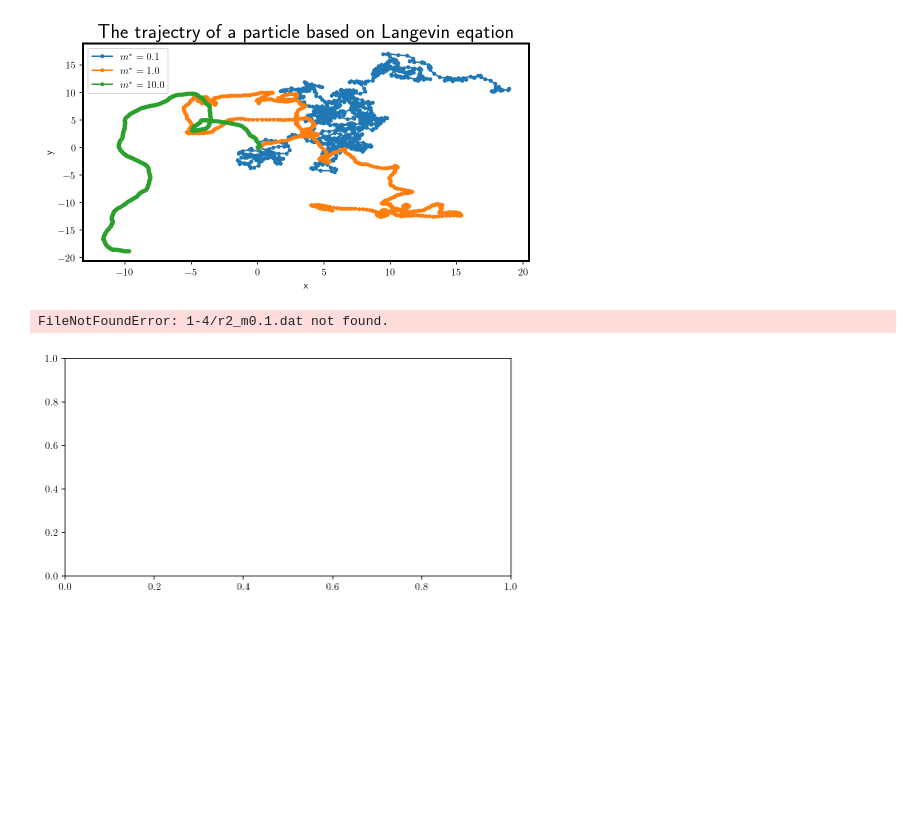
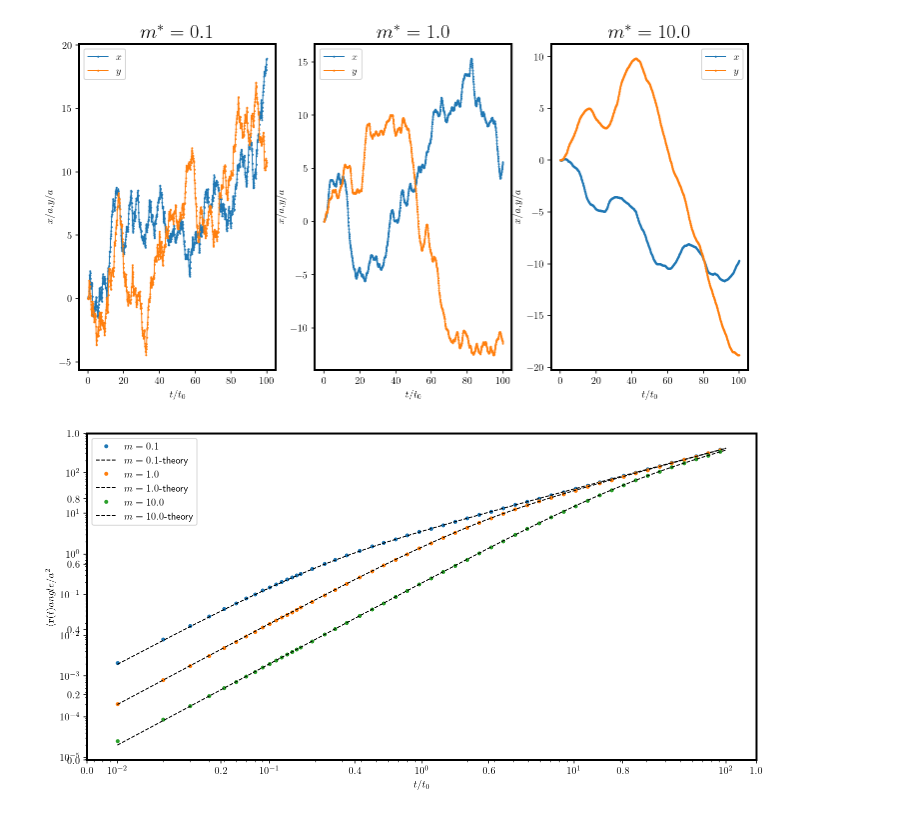
Before and after one commit to vantelindome/2022-simulation-training, a Jupyter notebook: final_report/problem_1/problem1.ipynb, the cells around one changed output. Drawn from its saved outputs; the diff is of its cells as text; code cells hidden in the pictures; blank space fills up the shorter version.

```diff
--- a/final_report/problem_1/problem1.ipynb
+++ b/final_report/problem_1/problem1.ipynb
@@ -7,59 +7,67 @@ import matplotlib.cm as cm  # colormap
 import numpy as np
 import math
 # %%
+# (4)
+
 plt.rcParams["text.usetex"] =True
 
-fig = plt.figure(figsize=(8, 4))
+fig = plt.figure(figsize=(12, 6))
 temp=[0.1,1.0,10]
 
-ax1=fig.add_subplot(111)
 for i in range(0,3):
-    x, y = np.loadtxt('./1-4/m={:.1f}.txt'.format(temp[i]), unpack=True, usecols=[1,2])
-    plt.plot(x, y, marker='.', label=r"$m^*={:.1f}$".format(temp[i]))
+    ax=fig.add_subplot(1,3,i+1)
+    t, x = np.loadtxt('./1-4/m={:.1f}.txt'.format(temp[i]), unpack=True, usecols=[0,1])
+    plt.plot(t, x, marker='.', markersize=2, linewidth=1, label="$x$")
 
+    t, y = np.loadtxt('./1-4/m={:.1f}.txt'.format(temp[i]), unpack=True, usecols=[0,2])
+    plt.plot(t, y, marker='.', markersize=2, linewidth=1, label="$y$")
+    plt.title("$m^*={:.1f}$".format(temp[i]), fontsize=20)
+    plt.xlabel('$t/t_0$')
+    plt.ylabel('$x/a$,$y/a$')
+    ax.spines['top'].set_linewidth(2)
+    ax.spines['bottom'].set_linewidth(2)
+    ax.spines['left'].set_linewidth(2)
+    ax.spines['right'].set_linewidth(2)
+    plt.legend()
 
-plt.title("The trajectry of a particle based on Langevin eqation", fontsize=20)
-plt.xlabel('x')
-plt.ylabel('y')
-ax1.spines['top'].set_linewidth(2)
-ax1.spines['bottom'].set_linewidth(2)
-ax1.spines['left'].set_linewidth(2)
-ax1.spines['right'].set_linewidth(2)
-
-plt.legend()
 plt.savefig('./1-4/problem1-4.png')
 plt.savefig('./1-4/problem1-4.pdf')
 plt.show()
 # %% [output]
-[figure, old version]
+[figure, new version]
 # %%
+# (5)
+
 plt.rcParams["text.usetex"] =True
+plt.rcParams['text.latex.preamble'] = r'\usepackage{amsmath}'
 
-fig = plt.figure(figsize=(8, 4))
+fig = plt.figure(figsize=(12, 6))
 temp=[0.1,1.0,10]
 
-ax1=fig.add_subplot(111)
+plt.subplot(111)
+ax=fig.add_subplot(111)
 for i in range(0,3):
-    t, r = np.loadtxt('1-4/r2_m{:.1f}.dat'.format(temp[i]), unpack=True, usecols=[0,3])
-    plt.plot(t, r, '.', label=r"$m^*={:.1f}$".format(temp[i]))
+    t, r = np.loadtxt('./1-5/r2_m{:.1f}.dat'.format(temp[i]), unpack=True, usecols=[0,1])
+    plt.plot(t, r, 'o', markersize=3, label="$m={:.1f}$".format(temp[i]))
 
-    t= np.linspace(0.01, 100, 10000)
-    f= 4*temp[i]*(t/temp[i] + np.exp(-t/temp[i]) -1)
-    plt.plot(t,f, "--",markersize=3,linewidth = 2.0, color="k", label=r"$m^*={:.1f}$ theory".format(temp[i]))
+    t = np.linspace(0.01, 100, 10000)
+    f = 4 * temp[i] * (t/temp[i] + np.exp(-t/temp[i]) -1)
+    plt.plot(t, f, '--', markersize=2, linewidth=1, color="k", label="$m={:.1f}$-theory".format(temp[i]))
 
 
-plt.title("", fontsize=20)
-plt.xlabel('$t/t_B$')
-plt.ylabel('$\langle \Delta \bm{r}^2 \rangle /a^2$')
-ax1.spines['top'].set_linewidth(2)
-ax1.spines['bottom'].set_linewidth(2)
-ax1.spines['left'].set_linewidth(2)
-ax1.spines['right'].set_linewidth(2)
+plt.xlabel('$t/t_0$')
+plt.ylabel('$\langle \mathbf{r}(t) \rangle /a^2$')
+plt.xscale('log')
+plt.yscale('log')
 
+ax.spines['top'].set_linewidth(2)
+ax.spines['bottom'].set_linewidth(2)
+ax.spines['left'].set_linewidth(2)
+ax.spines['right'].set_linewidth(2)
 plt.legend()
-plt.savefig('1-5/problem1-5.png')
-plt.savefig('1-5/problem1-5.pdf')
+
+plt.savefig('./1-5/problem1-5.png')
+plt.savefig('./1-5/problem1-5.pdf')
 plt.show()
 # %% [output]
-FileNotFoundError: 1-4/r2_m0.1.dat not found.
-[figure, old version]
+[figure, new version]
```
Also changed, not shown: 4 other files.
